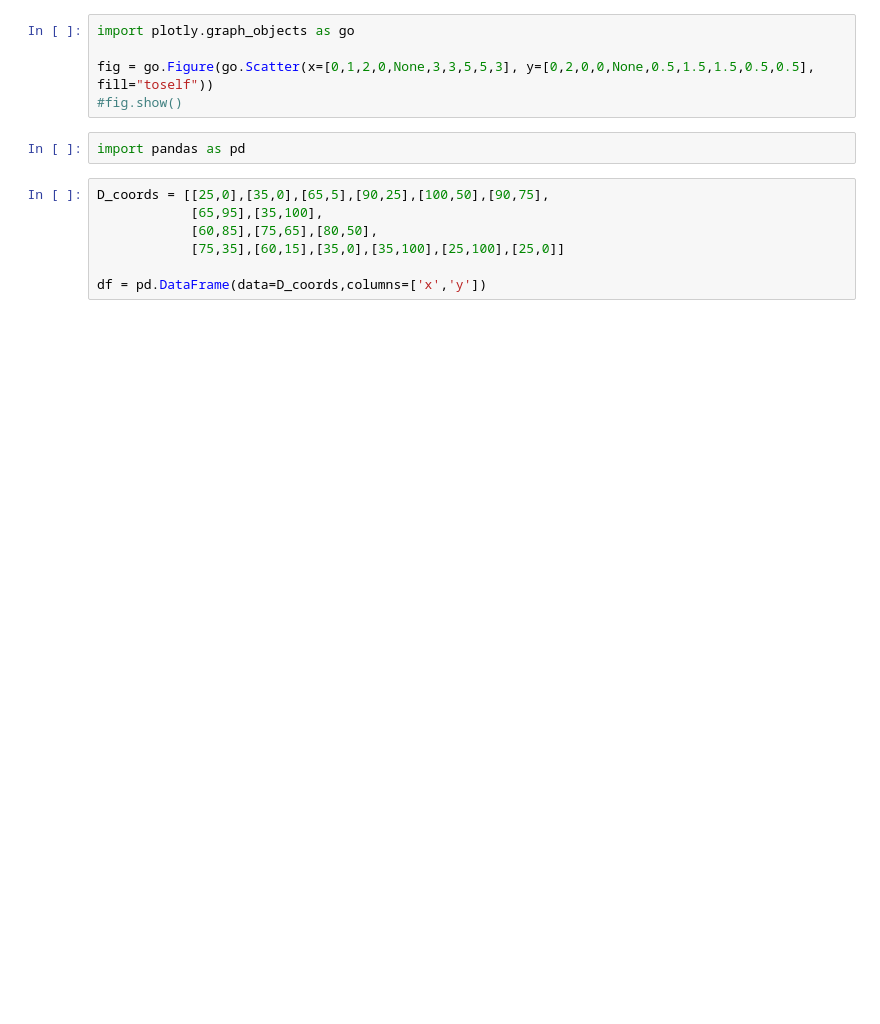
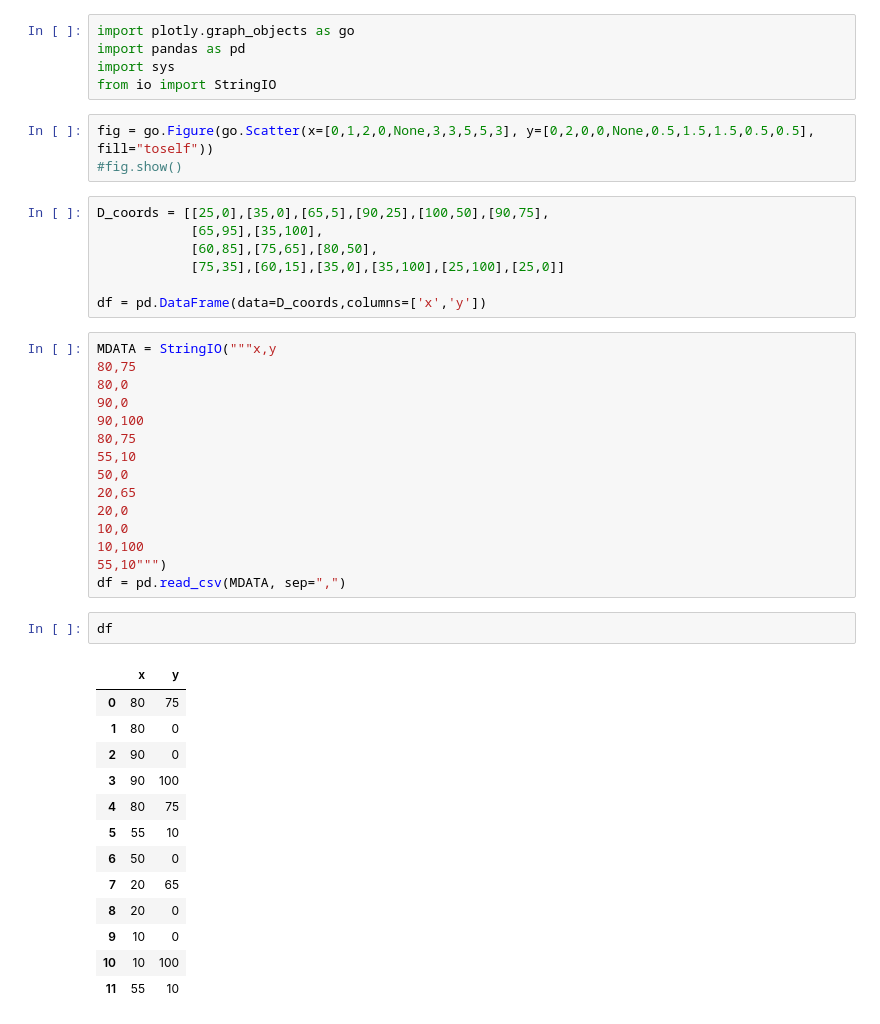
Before and after one commit to dmto0l2022/dmtoolcode1, a Jupyter notebook: letters/CreateD.ipynb, the cells around one changed output. Drawn from its saved outputs; the diff is of its cells as text; blank space fills up the shorter version.

```diff
--- a/letters/CreateD.ipynb
+++ b/letters/CreateD.ipynb
@@ -1,10 +1,11 @@
 # %%
 import plotly.graph_objects as go
-
-fig = go.Figure(go.Scatter(x=[0,1,2,0,None,3,3,5,5,3], y=[0,2,0,0,None,0.5,1.5,1.5,0.5,0.5], fill="toself"))
-#fig.show()
+import pandas as pd
+import sys
+from io import StringIO
-# %%
-import pandas as pd
+# %%
+fig = go.Figure(go.Scatter(x=[0,1,2,0,None,3,3,5,5,3], y=[0,2,0,0,None,0.5,1.5,1.5,0.5,0.5], fill="toself"))
+#fig.show()
 # %%
 D_coords = [[25,0],[35,0],[65,5],[90,25],[100,50],[90,75],
             [65,95],[35,100],
@@ -12,4 +13,35 @@ D_coords = [[25,0],[35,0],[65,5],[90,25],[100,50],[90,75],
             [75,35],[60,15],[35,0],[35,100],[25,100],[25,0]]
 
 df = pd.DataFrame(data=D_coords,columns=['x','y'])
+# %%
+MDATA = StringIO("""x,y
+80,75
+80,0
+90,0
+90,100
+80,75
+55,10
+50,0
+20,65
+20,0
+10,0
+10,100
+55,10""")
+df = pd.read_csv(MDATA, sep=",")
+# %%
+df
+# %% [output]
+|  | x | y |
+| 0 | 80 | 75 |
+| 1 | 80 | 0 |
+| 2 | 90 | 0 |
+| 3 | 90 | 100 |
+| 4 | 80 | 75 |
+| 5 | 55 | 10 |
+| 6 | 50 | 0 |
+| 7 | 20 | 65 |
+| 8 | 20 | 0 |
+| 9 | 10 | 0 |
+| 10 | 10 | 100 |
+| 11 | 55 | 10 |
 # %%
```
Also changed, not shown: parts of 2 cells of this notebook, 5 other files.
